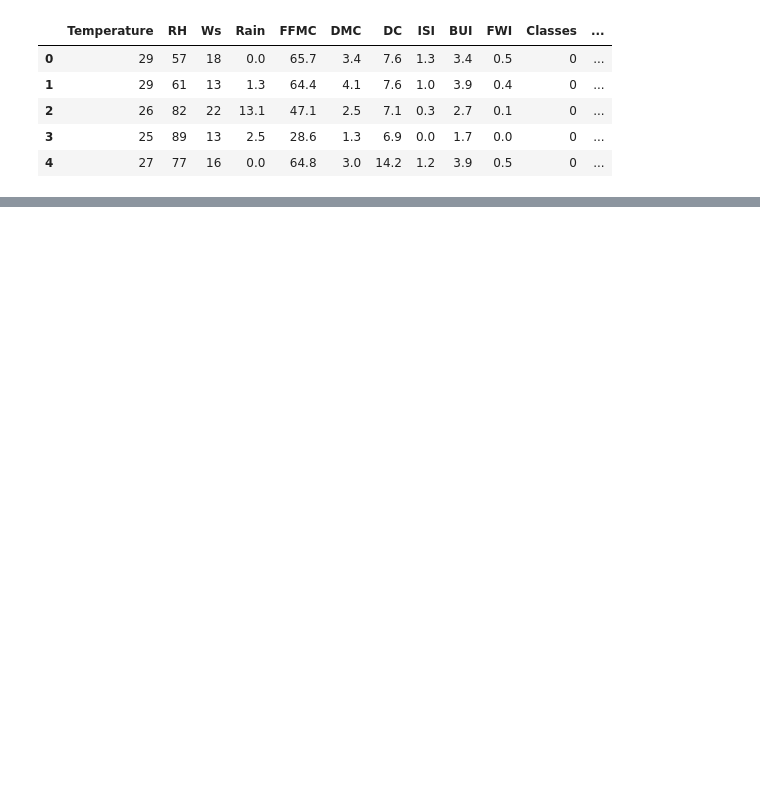
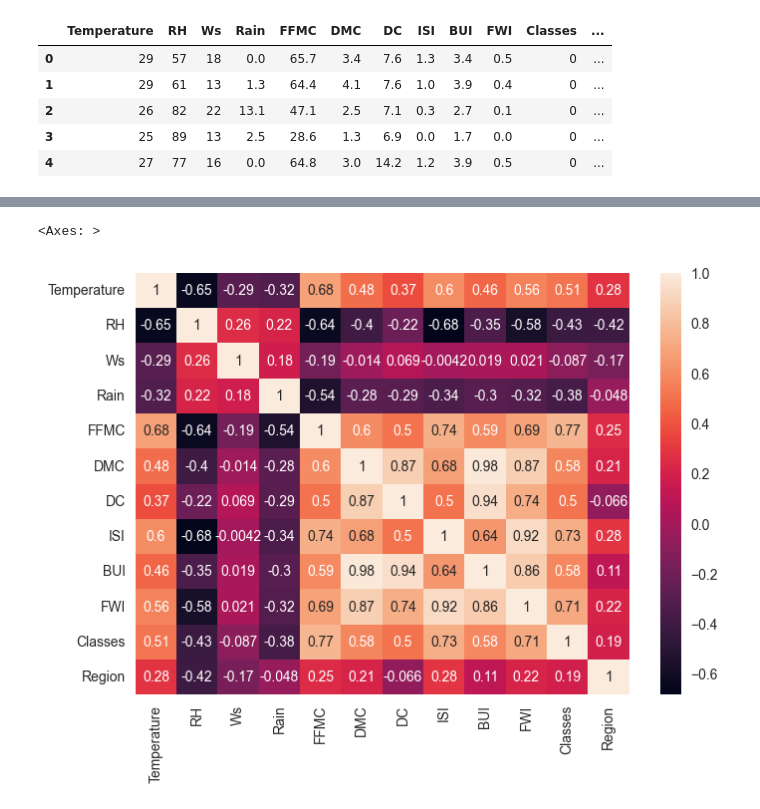
Before and after one commit to Niranjan683/MLprojects, a Jupyter notebook: ridge_lasso/ridge_lasso.ipynb, the cells around one changed output, grey strips where cells are left out. Drawn from its saved outputs; the diff is of its cells as text; code cells hidden in the pictures; blank space fills up the shorter version.

```diff
--- a/ridge_lasso/ridge_lasso.ipynb
+++ b/ridge_lasso/ridge_lasso.ipynb
@@ -301,0 +361,5 @@ Name: count, dtype: int64
+# %%
+sns.heatmap(df_copy.corr(),annot=True)
+# %% [output]
+<Axes: >
+[figure, added]
```
Also changed, not shown: parts of 39 cells of this notebook, 1 other file.
